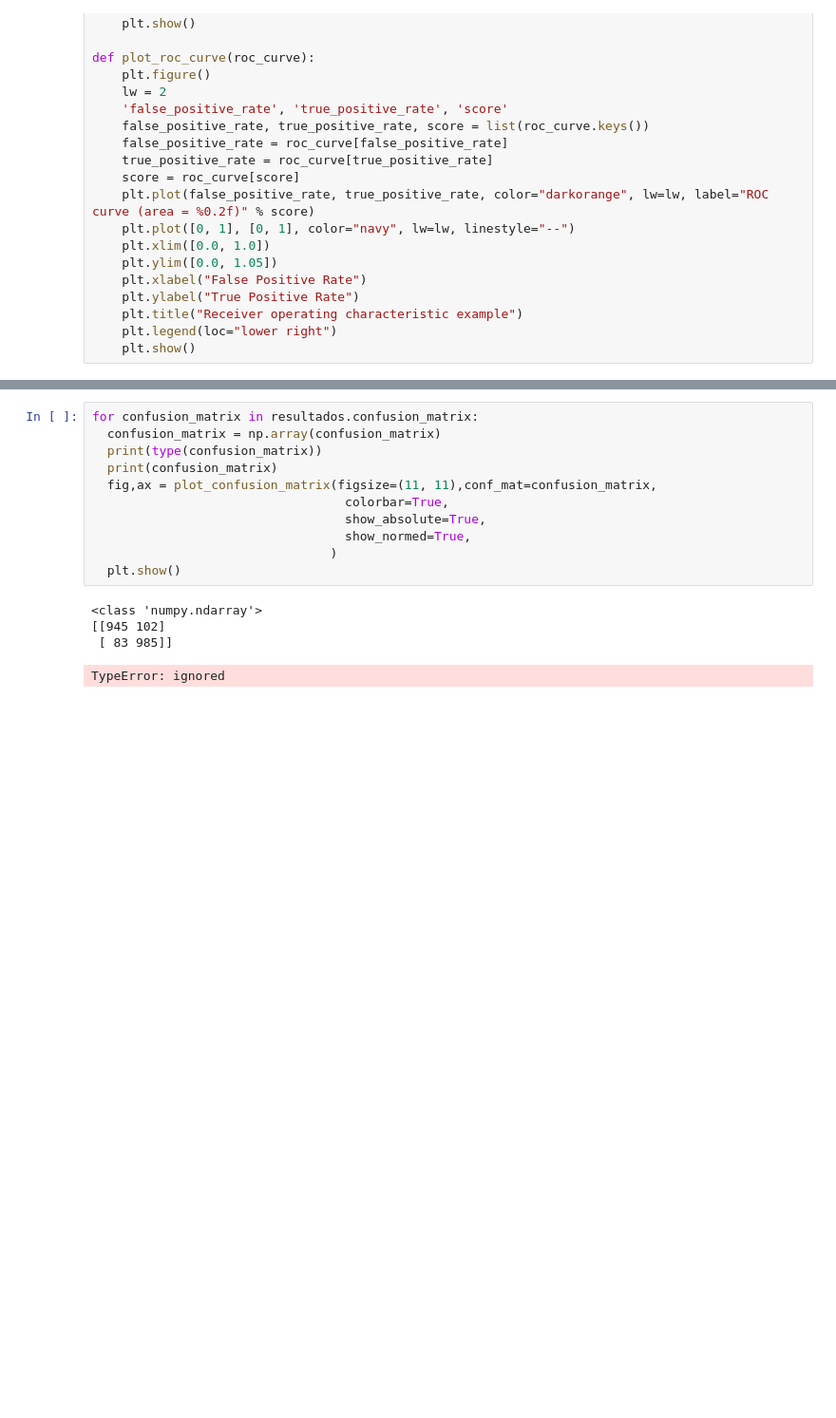
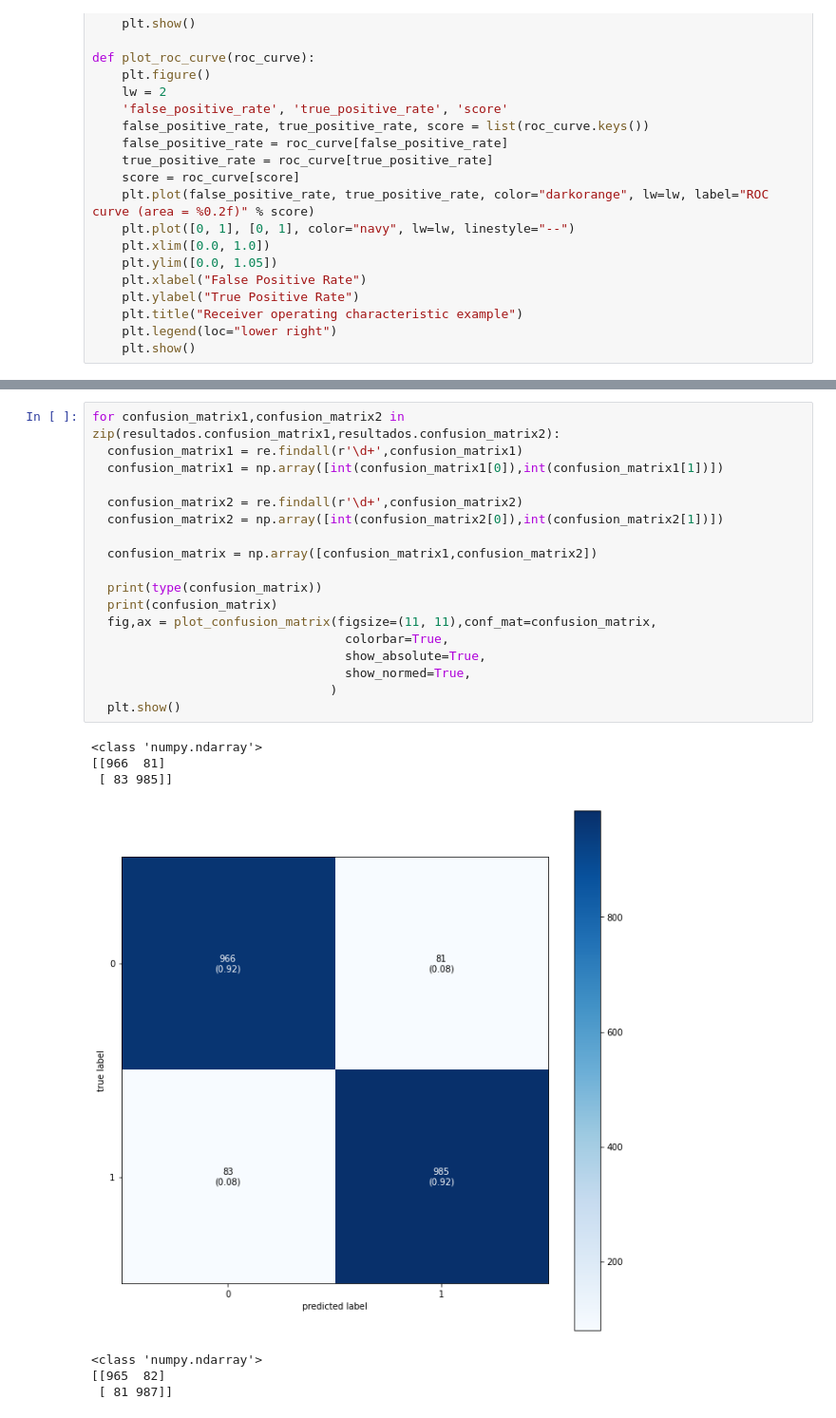
Before and after one commit to LuanPCunha/TCC, a Jupyter notebook: ProduzGraficos.ipynb, the cells around one changed output, grey strips where cells are left out. Shown at 95% size. Drawn from its saved outputs; the diff is of its cells as text; blank space fills up the shorter version.

```diff
--- a/ProduzGraficos.ipynb
+++ b/ProduzGraficos.ipynb
@@ -110,16 +109,26 @@ for roc_curve in resultados.roc_curve:
 # %%
-for confusion_matrix in resultados.confusion_matrix:
-  confusion_matrix = np.array(confusion_matrix)
+for confusion_matrix1,confusion_matrix2 in zip(resultados.confusion_matrix1,resultados.confusion_matrix2):
+  confusion_matrix1 = re.findall(r'\d+',confusion_matrix1)
+  confusion_matrix1 = np.array([int(confusion_matrix1[0]),int(confusion_matrix1[1])])
+
+  confusion_matrix2 = re.findall(r'\d+',confusion_matrix2)
+  confusion_matrix2 = np.array([int(confusion_matrix2[0]),int(confusion_matrix2[1])])
+
+  confusion_matrix = np.array([confusion_matrix1,confusion_matrix2])
+
   print(type(confusion_matrix))
   print(confusion_matrix)
   fig,ax = plot_confusion_matrix(figsize=(11, 11),conf_mat=confusion_matrix,
                                   colorbar=True,
                                   show_absolute=True,
                                   show_normed=True,
                                 )
   plt.show()
 # %% [output]
 <class 'numpy.ndarray'>
-[[945 102]
+[[966  81]
  [ 83 985]]
+[figure, added]
-TypeError: ignored
+<class 'numpy.ndarray'>
+[[965  82]
+ [ 81 987]]
```
Also changed, not shown: parts of 6 cells of this notebook.
